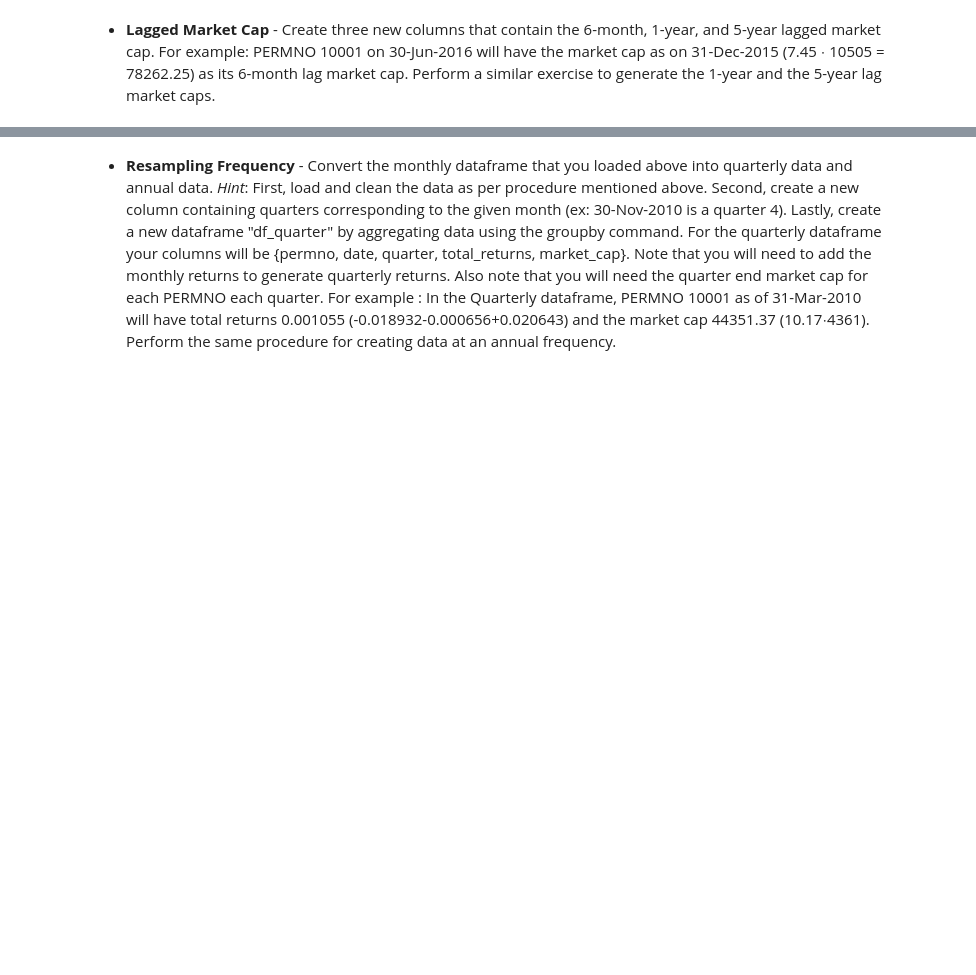
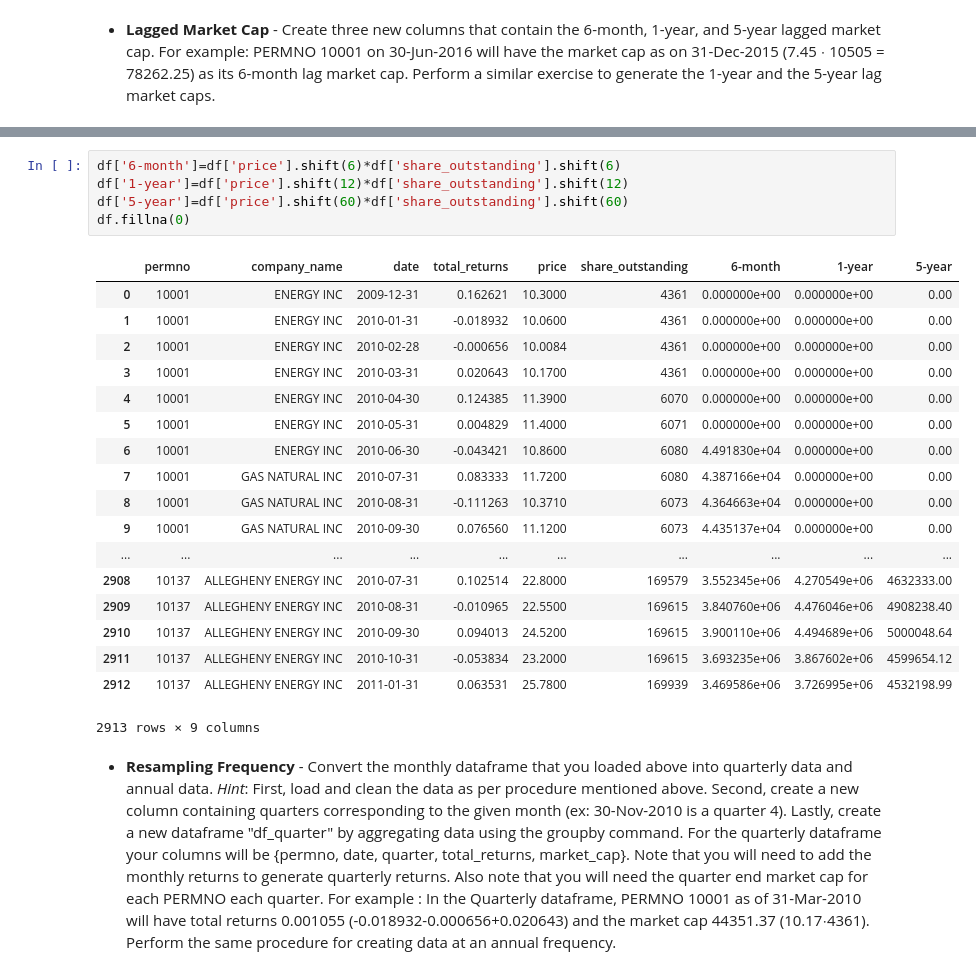
Before and after one commit to xiangshang4/RMD, a Jupyter notebook: Module2.ipynb, the cells around one changed output, grey strips where cells are left out. Cells and saved outputs as stored; diff of their text form; blank space fills up the shorter version.

```diff
--- a/Module2.ipynb
+++ b/Module2.ipynb
@@ -446,2 +462,26 @@ SyntaxError: lambda cannot contain assignment (<ipython-input-66-097c68cea172>,
+# %%
+df['6-month']=df['price'].shift(6)*df['share_outstanding'].shift(6)
+df['1-year']=df['price'].shift(12)*df['share_outstanding'].shift(12)
+df['5-year']=df['price'].shift(60)*df['share_outstanding'].shift(60)
+df.fillna(0)
+# %% [output]
+|  | permno | company_name | date | total_returns | price | share_outstanding | 6-month | 1-year | 5-year |
+| 0 | 10001 | ENERGY INC | 2009-12-31 | 0.162621 | 10.3000 | 4361 | 0.000000e+00 | 0.000000e+00 | 0.00 |
+| 1 | 10001 | ENERGY INC | 2010-01-31 | -0.018932 | 10.0600 | 4361 | 0.000000e+00 | 0.000000e+00 | 0.00 |
+| 2 | 10001 | ENERGY INC | 2010-02-28 | -0.000656 | 10.0084 | 4361 | 0.000000e+00 | 0.000000e+00 | 0.00 |
+| 3 | 10001 | ENERGY INC | 2010-03-31 | 0.020643 | 10.1700 | 4361 | 0.000000e+00 | 0.000000e+00 | 0.00 |
+| 4 | 10001 | ENERGY INC | 2010-04-30 | 0.124385 | 11.3900 | 6070 | 0.000000e+00 | 0.000000e+00 | 0.00 |
+| 5 | 10001 | ENERGY INC | 2010-05-31 | 0.004829 | 11.4000 | 6071 | 0.000000e+00 | 0.000000e+00 | 0.00 |
+| 6 | 10001 | ENERGY INC | 2010-06-30 | -0.043421 | 10.8600 | 6080 | 4.491830e+04 | 0.000000e+00 | 0.00 |
+| 7 | 10001 | GAS NATURAL INC | 2010-07-31 | 0.083333 | 11.7200 | 6080 | 4.387166e+04 | 0.000000e+00 | 0.00 |
+| 8 | 10001 | GAS NATURAL INC | 2010-08-31 | -0.111263 | 10.3710 | 6073 | 4.364663e+04 | 0.000000e+00 | 0.00 |
+| 9 | 10001 | GAS NATURAL INC | 2010-09-30 | 0.076560 | 11.1200 | 6073 | 4.435137e+04 | 0.000000e+00 | 0.00 |
+| ... | ... | ... | ... | ... | ... | ... | ... | ... | ... |
+| 2908 | 10137 | ALLEGHENY ENERGY INC | 2010-07-31 | 0.102514 | 22.8000 | 169579 | 3.552345e+06 | 4.270549e+06 | 4632333.00 |
+| 2909 | 10137 | ALLEGHENY ENERGY INC | 2010-08-31 | -0.010965 | 22.5500 | 169615 | 3.840760e+06 | 4.476046e+06 | 4908238.40 |
+| 2910 | 10137 | ALLEGHENY ENERGY INC | 2010-09-30 | 0.094013 | 24.5200 | 169615 | 3.900110e+06 | 4.494689e+06 | 5000048.64 |
+| 2911 | 10137 | ALLEGHENY ENERGY INC | 2010-10-31 | -0.053834 | 23.2000 | 169615 | 3.693235e+06 | 3.867602e+06 | 4599654.12 |
+| 2912 | 10137 | ALLEGHENY ENERGY INC | 2011-01-31 | 0.063531 | 25.7800 | 169939 | 3.469586e+06 | 3.726995e+06 | 4532198.99 |
+2913 rows × 9 columns
 # %% [markdown]
 - **Resampling Frequency** - Convert the monthly dataframe that you loaded above into quarterly data and annual data. *Hint*: First, load and clean the data as per procedure mentioned above. Second, create a new column containing quarters corresponding to the given month (ex: 30-Nov-2010 is a quarter 4). Lastly, create a new dataframe "df_quarter" by aggregating data using the groupby command. For the quarterly dataframe your columns will be {permno, date, quarter, total_returns, market_cap}. Note that you will need to add the monthly returns to generate quarterly returns. Also note that you will need the quarter end market cap for each PERMNO each quarter. For example : In the Quarterly dataframe, PERMNO 10001 as of 31-Mar-2010 will have total returns 0.001055 (-0.018932-0.000656+0.020643) and the market cap 44351.37 (10.17$\cdot$4361). Perform the same procedure for creating data at an annual frequency.
```
Also changed, not shown: parts of 4 cells of this notebook.
